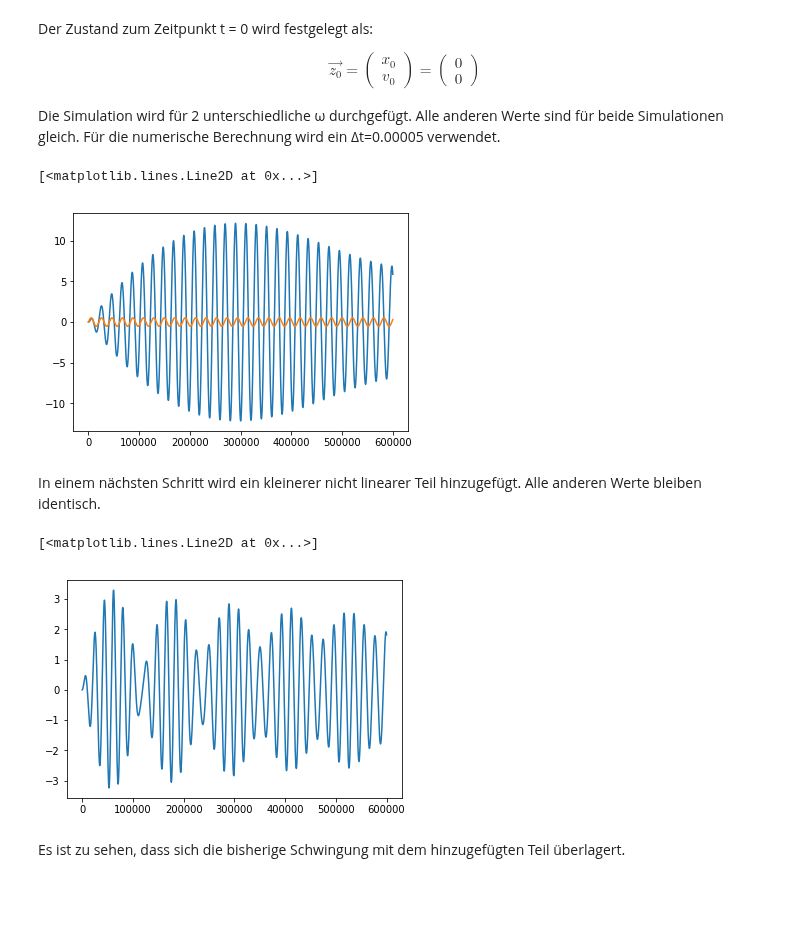
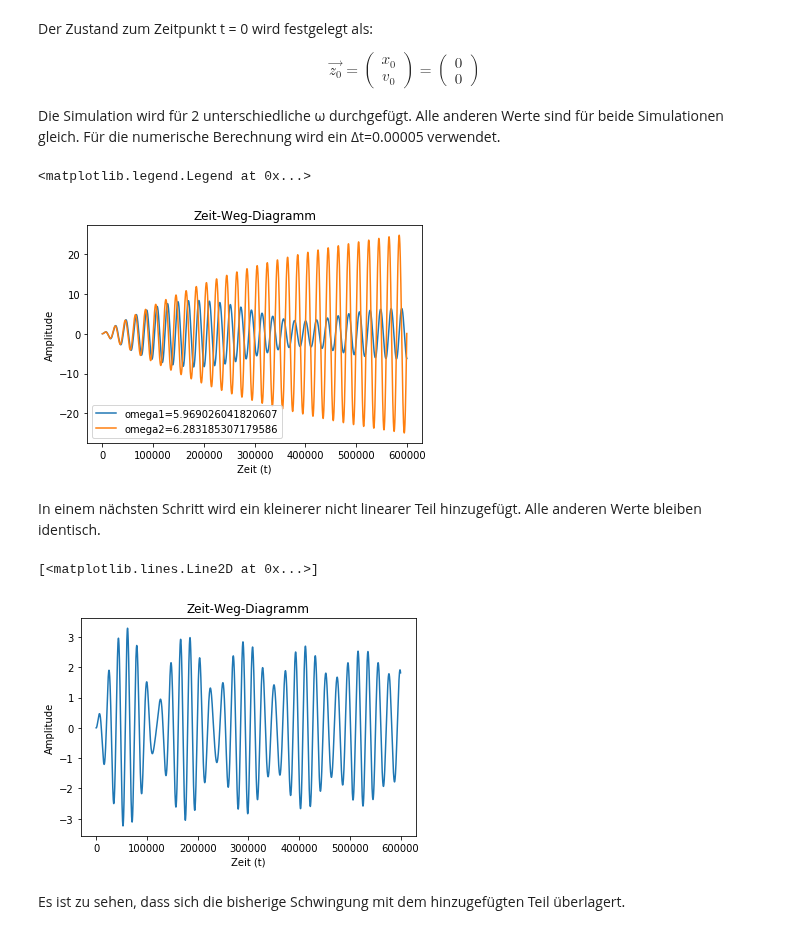
Before and after one commit to darenegade/modellbildung, a Jupyter notebook: Abgabe 3/Aufgabe3-4.ipynb, the cells around one changed output. Saved outputs shown, nothing was run; the diff lists cells and outputs as text; code cells hidden in the pictures; blank space fills up the shorter version.

Commit message:
Added legend

```diff
--- a/Abgabe 3/Aufgabe3-4.ipynb
+++ b/Abgabe 3/Aufgabe3-4.ipynb
@@ -28,40 +28,45 @@ m = 1
 z1=[[0,0]]
 z2=[[0,0]]
 
 dt = 0.00005
 D = 4 * math.pi ** 2 * m
-omega1 = 1 * (2 * math.pi) * 0.97          # (2 * math.pi) => Eine Schwingung pro Sekunde
+omega1 = 1 * (2 * math.pi) * 0.95          # (2 * math.pi) => Eine Schwingung pro Sekunde
 omega2 = 1 * (2 * math.pi)           # (2 * math.pi) => Eine Schwingung pro Sekunde
 F0 = 20
 c = 0.1
 t = 0.0
 tmax = 30
 
 periodendauer = 2 * math.pi / omega1
 omegaGes = 1 / periodendauer;
 f0t = F0 / (omegaGes ** 2 * m)
 
 def calcNext(innerz, inneromega):
     dz =   [innerz[-1][1], 1 / m * (F0 * math.cos(inneromega * t) - D * innerz[-1][0] - c * innerz[-1][1] )]
     znew = [innerz[-1][0] + dz[0] * dt , innerz[-1][1] + dz[1] * dt]
     innerz.append(znew)
 
 def calcNext2(innerz):
     A = (F0/m)/(( ((D/m) - omegaGes ** 2)**2 + 4*(c/(2*m))**2*omegaGes**2)**0.5)
     znew = [t , A * math.sin(omegaGes * t * 2 * math.pi )]
     innerz.append(znew)
 
 while t < tmax:
     t = t + dt
     calcNext(z1, omega1);
-    #calcNext(z2, omega2);
-    calcNext2(z2)
+    calcNext(z2, omega2);
+    #calcNext2(z2)
 
-plt.plot(range(0,len(z1)), [element[0] for element in z1])
-plt.plot(range(0,len(z2)), [element[1] for element in z2])
+plt.plot(range(0,len(z1)), [element[0] for element in z1], label='omega1=' + str(omega1))
+plt.plot(range(0,len(z2)), [element[0] for element in z2], label='omega2=' + str(omega2))
+
+plt.title('Zeit-Weg-Diagramm')
+plt.xlabel('Zeit (t)')
+plt.ylabel('Amplitude')
+plt.legend()
 # %% [output]
-[<matplotlib.lines.Line2D at 0x...>]
+<matplotlib.legend.Legend at 0x...>
-[figure, old version]
+[figure, new version]
 # %% [markdown]
 In einem nächsten Schritt wird ein kleinerer nicht linearer Teil hinzugefügt. Alle anderen Werte bleiben identisch.
 # %%
@@ -90,10 +95,13 @@ while t < tmax:
     t = t + dt
     calcNextW(z1, omega1);
 
+plt.title('Zeit-Weg-Diagramm')
+plt.xlabel('Zeit (t)')
+plt.ylabel('Amplitude')
 plt.plot(range(0,len(z1)), [element[0] for element in z1])
 # %% [output]
 [<matplotlib.lines.Line2D at 0x...>]
-[figure, old version]
+[figure, new version]
 # %% [markdown]
 Es ist zu sehen, dass sich die bisherige Schwingung mit dem hinzugefügten Teil überlagert.
 # %% [markdown]
```
Also changed, not shown: parts of 3 cells of this notebook.
